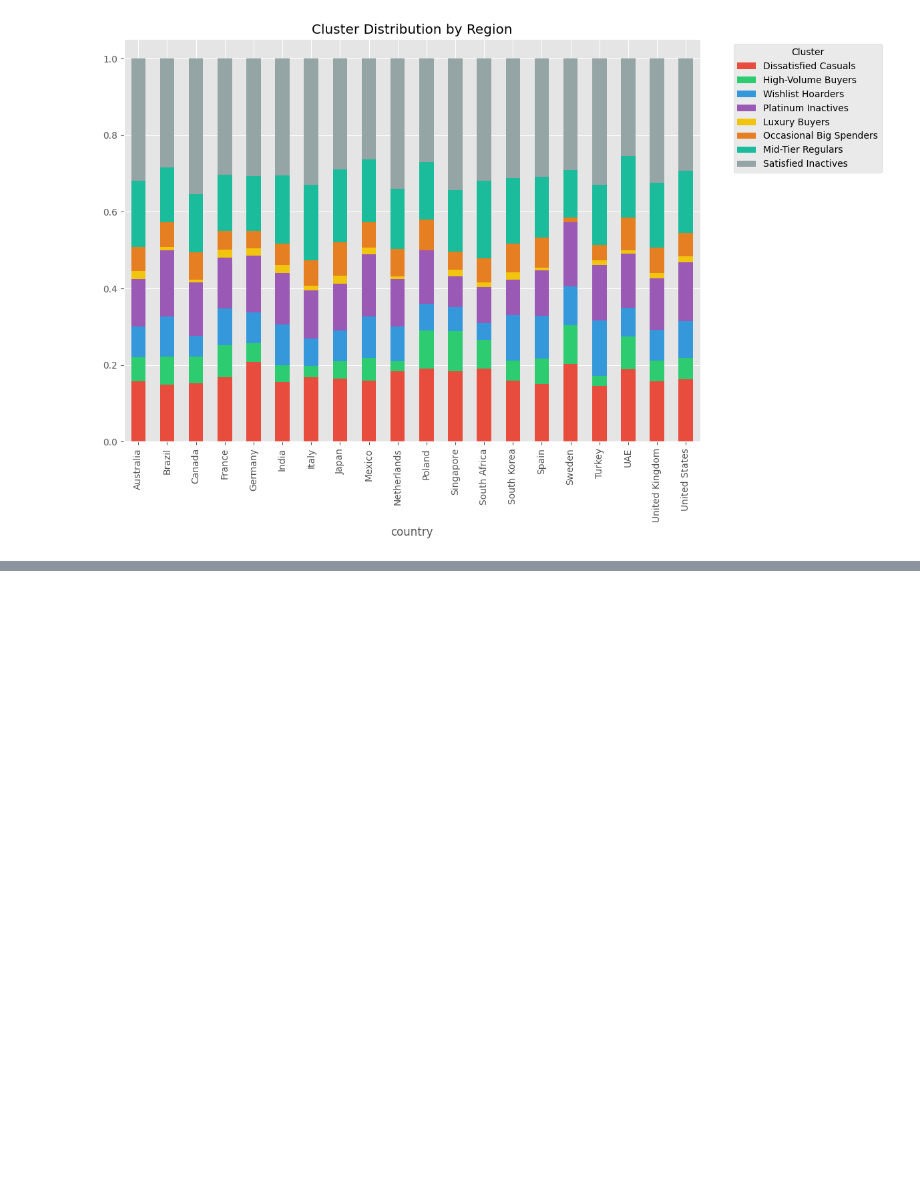
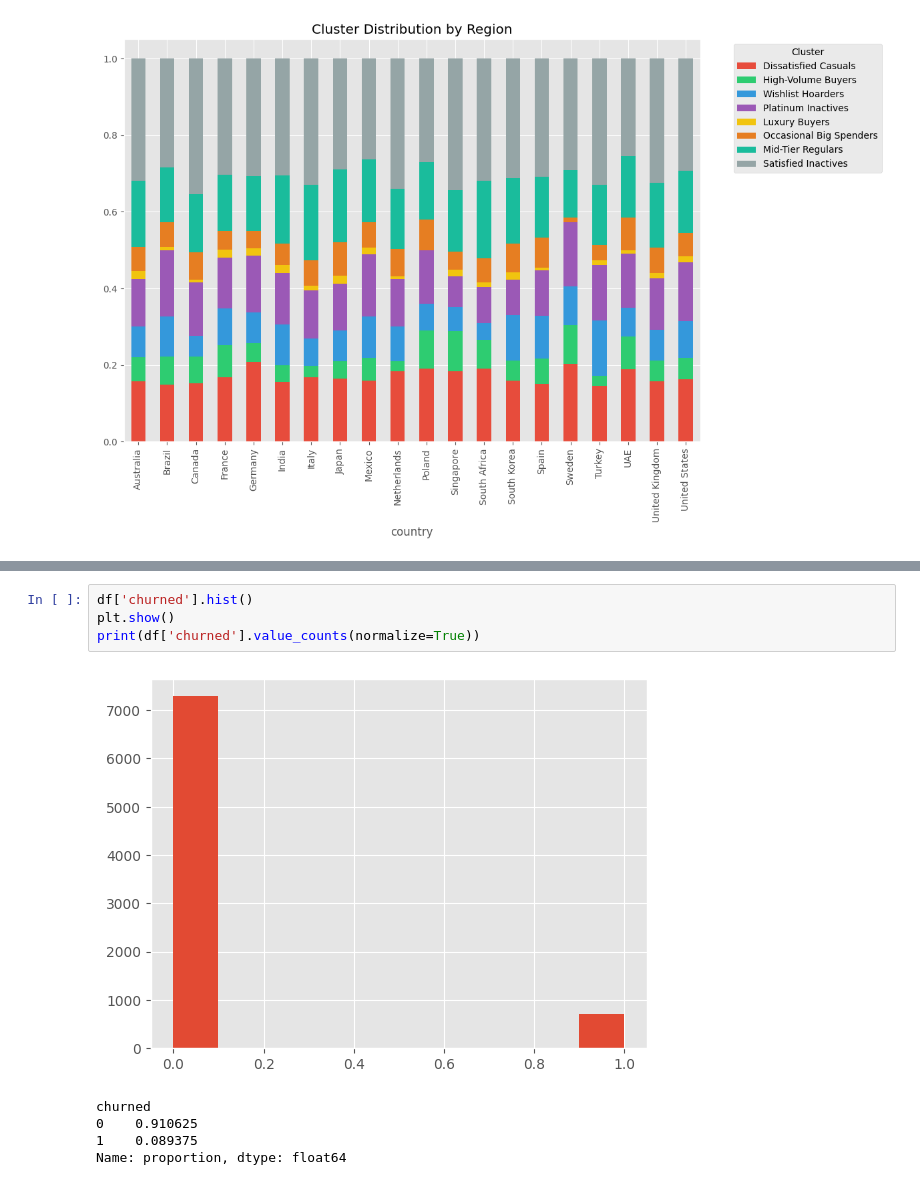
Before and after one commit to Doug-Vo/ML-Self-Project, a Jupyter notebook: Machine Learning/e_commerce.ipynb, the cells around one changed output, grey strips where cells are left out. Cells and saved outputs as stored; diff of their text form; blank space fills up the shorter version.

```diff
--- a/Machine Learning/e_commerce.ipynb
+++ b/Machine Learning/e_commerce.ipynb
@@ -568,0 +599,10 @@ plt.show()
+# %%
+df['churned'].hist()
+plt.show()
+print(df['churned'].value_counts(normalize=True))
+# %% [output]
+[figure, added]
+churned
+0    0.910625
+1    0.089375
+Name: proportion, dtype: float64
```
Also changed, not shown: parts of 6 cells of this notebook.
